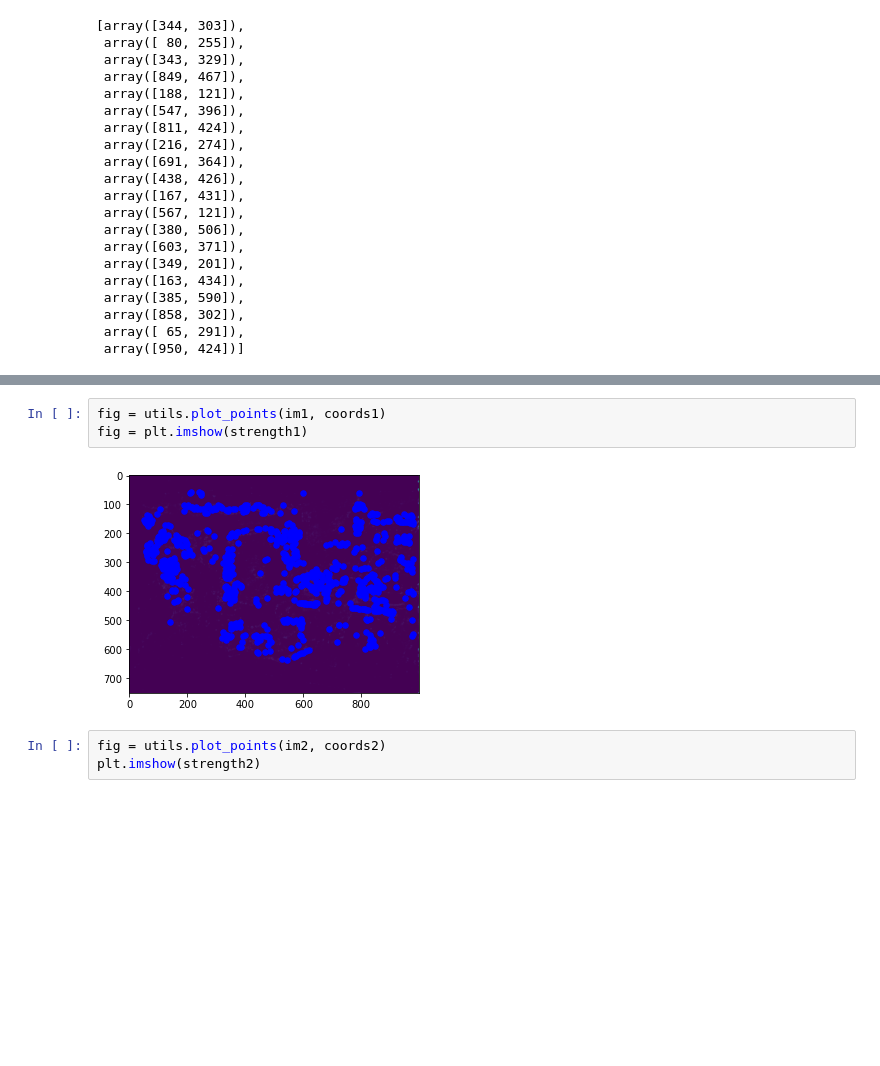
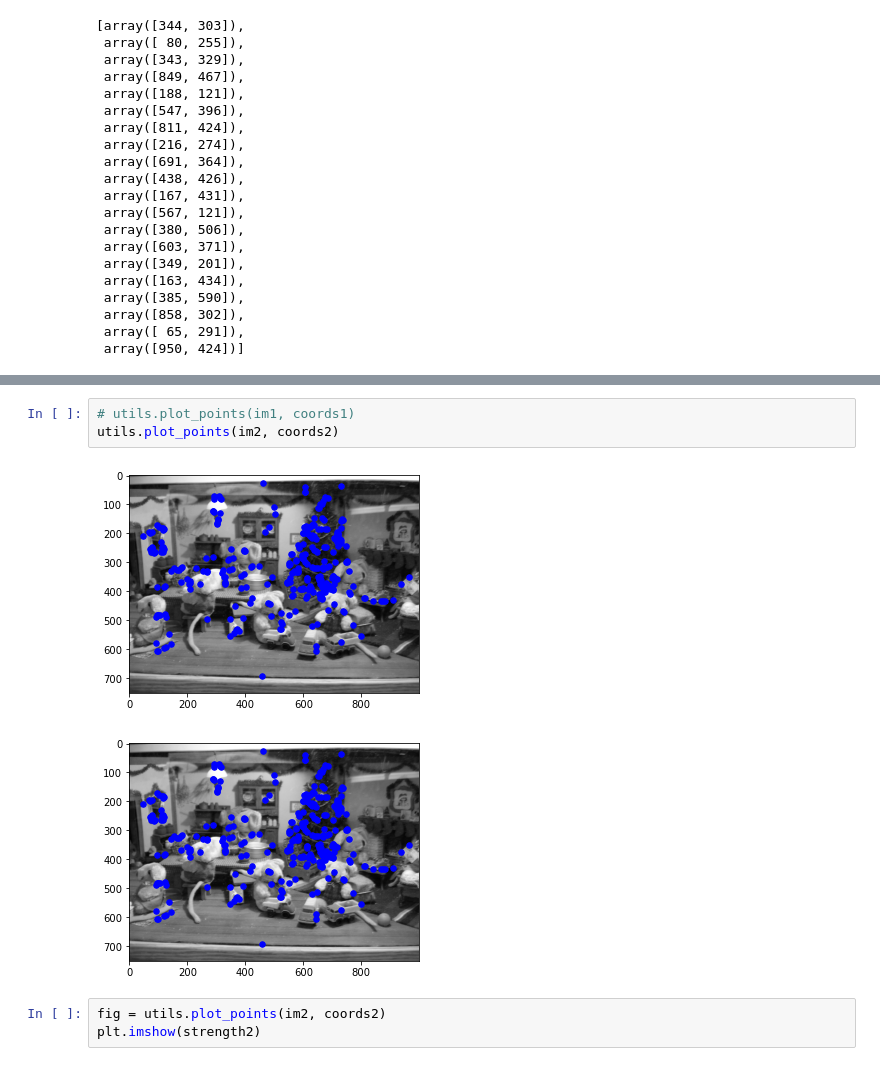
Before and after one commit to aprilsin/cs194-proj5, a Jupyter notebook: part2.ipynb, the cells around one changed output, grey strips where cells are left out. Drawn from its saved outputs; the diff is of its cells as text; blank space fills up the shorter version.

```diff
--- a/part2.ipynb
+++ b/part2.ipynb
@@ -83,8 +87,9 @@ constants.NUM_KEEP
-# %%
-fig = utils.plot_points(im1, coords1)
-fig = plt.imshow(strength1)
-# %% [output]
-[figure, removed]
+# %%
+# utils.plot_points(im1, coords1)
+utils.plot_points(im2, coords2)
+# %% [output]
+[figure, added]
+[figure, added]
 # %%
 fig = utils.plot_points(im2, coords2)
 plt.imshow(strength2)
```
Also changed, not shown: parts of 4 cells of this notebook, 3 other files.
